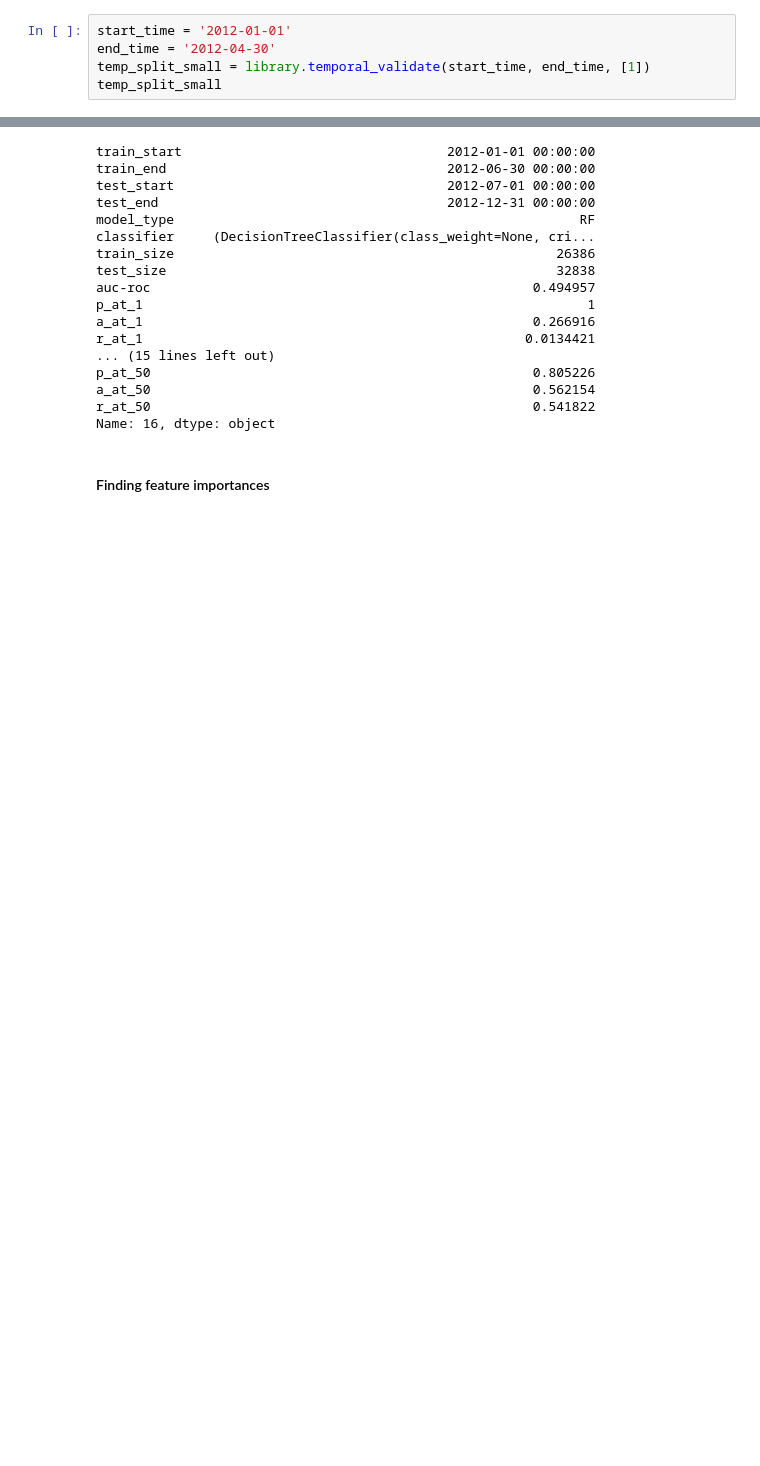
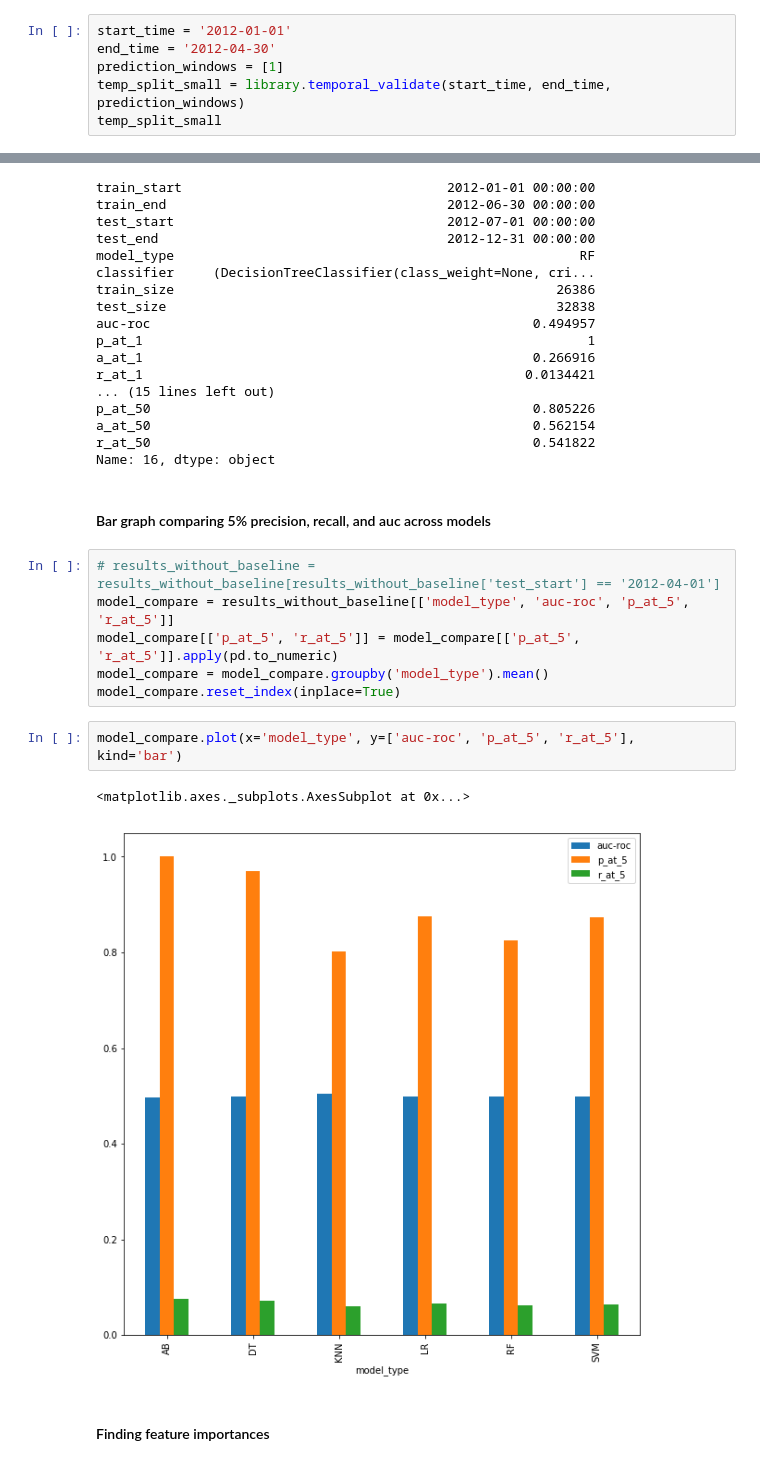
Before and after one commit to b-ganesh/ml_spring19, a Jupyter notebook: assignment3/assignment3.ipynb, the cells around one changed output, grey strips where cells are left out. Cells and saved outputs as stored; diff of their text form; blank space fills up the shorter version.

```diff
--- a/assignment3/assignment3.ipynb
+++ b/assignment3/assignment3.ipynb
@@ -223,7 +225,8 @@ DT
 # %%
 start_time = '2012-01-01'
 end_time = '2012-04-30'
-temp_split_small = library.temporal_validate(start_time, end_time, [1])
+prediction_windows = [1]
+temp_split_small = library.temporal_validate(start_time, end_time, prediction_windows)
 temp_split_small
 # %% [output]
 [[datetime.datetime(2012, 1, 1, 0, 0),
@@ -443,5 +467,18 @@ p_at_50                                                 0.805226
 a_at_50                                                 0.562154
 r_at_50                                                 0.541822
 Name: 16, dtype: object
+# %% [markdown]
+#### Bar graph comparing 5% precision, recall, and auc across models
+# %%
+# results_without_baseline = results_without_baseline[results_without_baseline['test_start'] == '2012-04-01']
+model_compare = results_without_baseline[['model_type', 'auc-roc', 'p_at_5', 'r_at_5']]
+model_compare[['p_at_5', 'r_at_5']] = model_compare[['p_at_5', 'r_at_5']].apply(pd.to_numeric)
+model_compare = model_compare.groupby('model_type').mean()
+model_compare.reset_index(inplace=True)
+# %%
+model_compare.plot(x='model_type', y=['auc-roc', 'p_at_5', 'r_at_5'], kind='bar')
+# %% [output]
+<matplotlib.axes._subplots.AxesSubplot at 0x...>
+[figure, added]
 # %% [markdown]
 #### Finding feature importances
```
Also changed, not shown: parts of 13 cells of this notebook, 1 other file.
